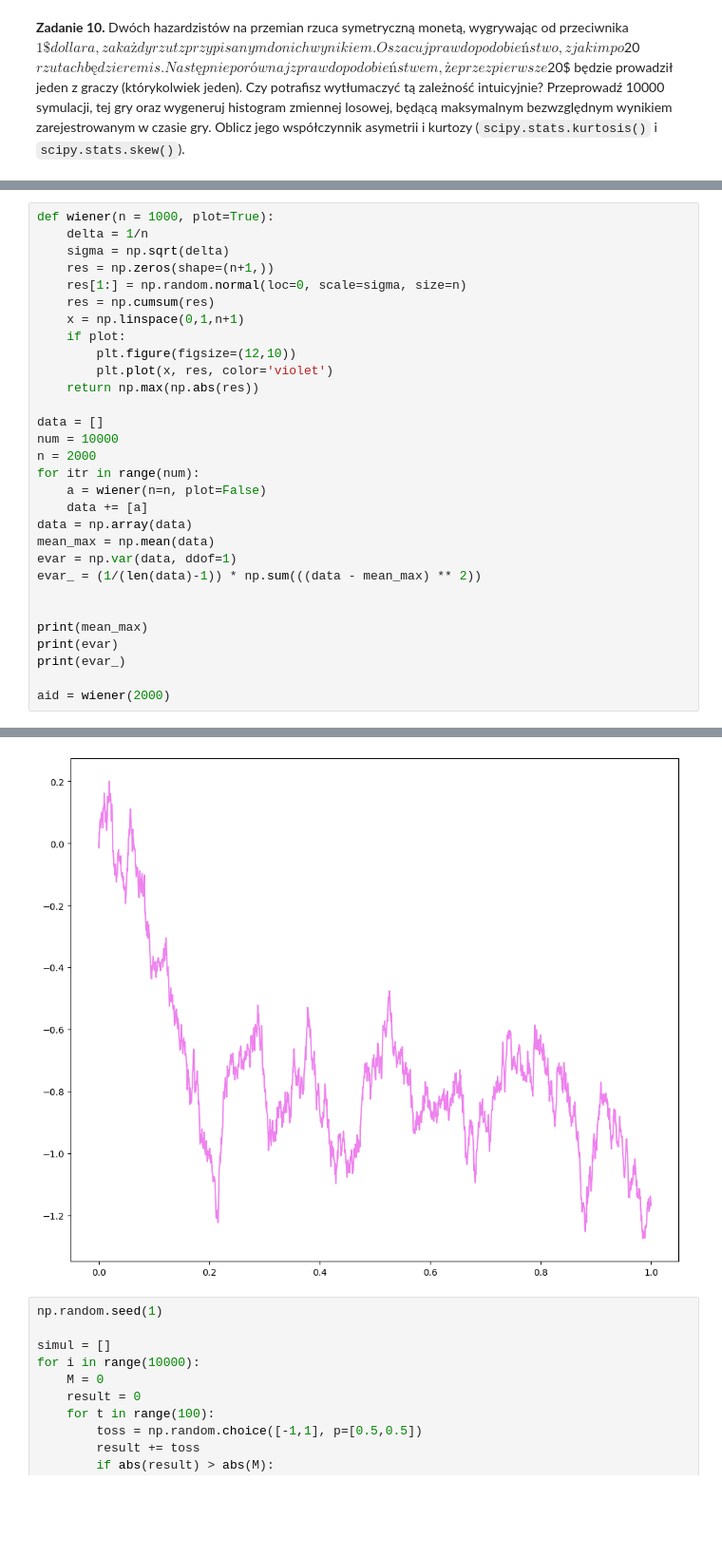
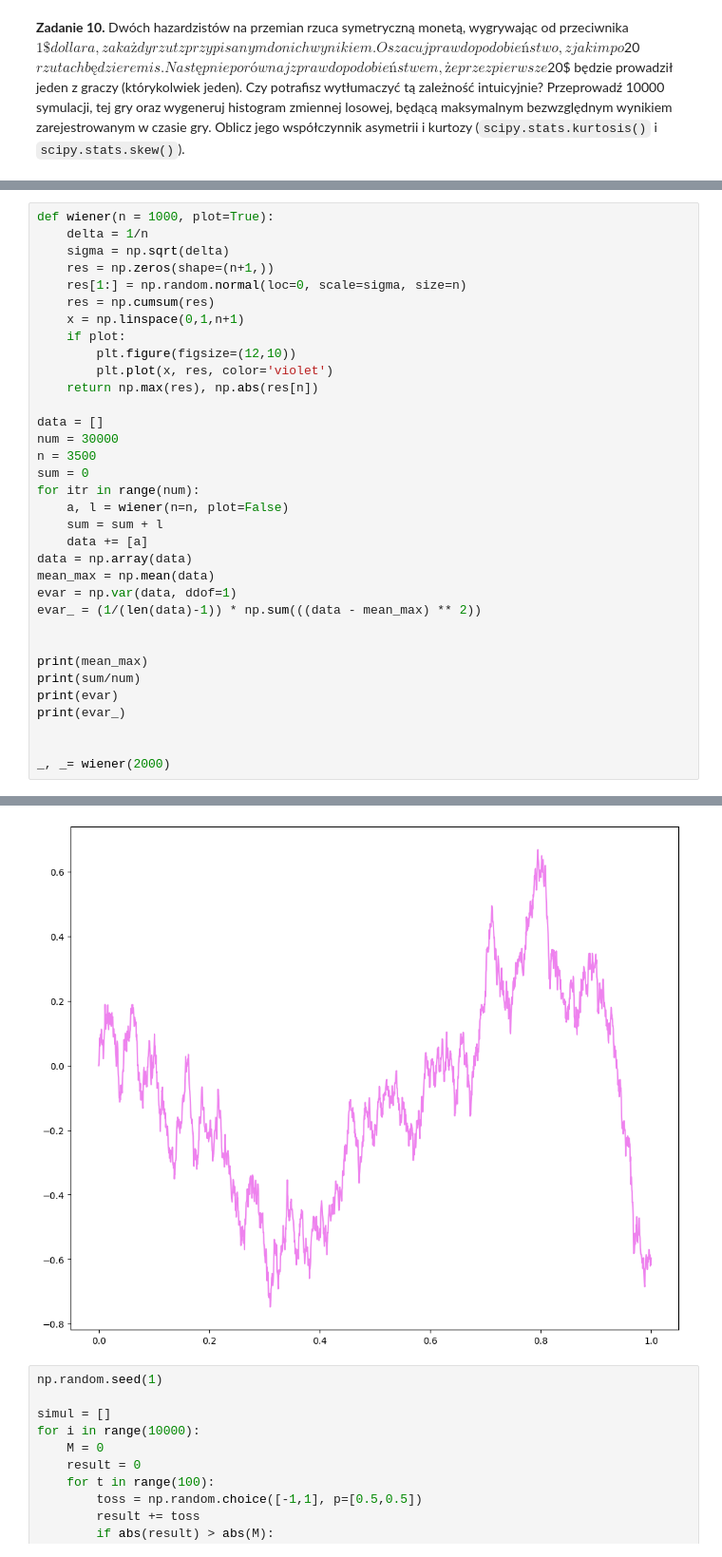
Before and after one commit to orange-cat-programmer/MPSI_2024-25, a Jupyter notebook: lekcja_rozklady/rozklady.ipynb, the cells around one changed output, grey strips where cells are left out. Shown at 95% size. Cells and saved outputs as stored; diff of their text form; blank space fills up the shorter version.

```diff
--- a/lekcja_rozklady/rozklady.ipynb
+++ b/lekcja_rozklady/rozklady.ipynb
@@ -617,13 +617,15 @@ def wiener(n = 1000, plot=True):
     if plot:
         plt.figure(figsize=(12,10))
         plt.plot(x, res, color='violet')
-    return np.max(np.abs(res))
+    return np.max(res), np.abs(res[n])
 
 data = []
-num = 10000
-n = 2000
+num = 30000
+n = 3500
+sum = 0
 for itr in range(num):
-    a = wiener(n=n, plot=False)
+    a, l = wiener(n=n, plot=False)
+    sum = sum + l
     data += [a]
 data = np.array(data)
 mean_max = np.mean(data)
@@ -632,8 +634,10 @@ evar_ = (1/(len(data)-1)) * np.sum(((data - mean_max) ** 2))
 
 
 print(mean_max)
+print(sum/num)
 print(evar)
 print(evar_)
 
-aid = wiener(2000)
+
+_, _= wiener(2000)
 # %% [output]
@@ -643,4 +648,4 @@ aid = wiener(2000)
-[figure, old version]
+[figure, new version]
 # %%
 np.random.seed(1)
 
```
Also changed, not shown: parts of 3 cells of this notebook.
